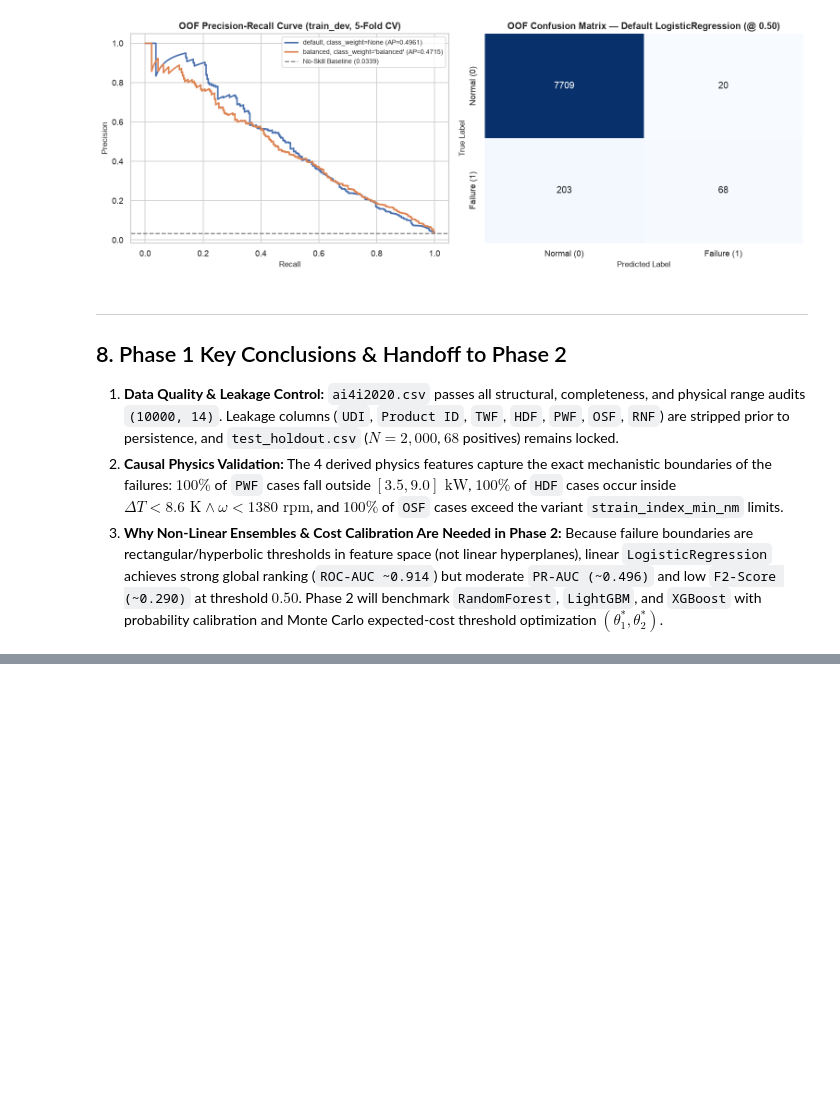
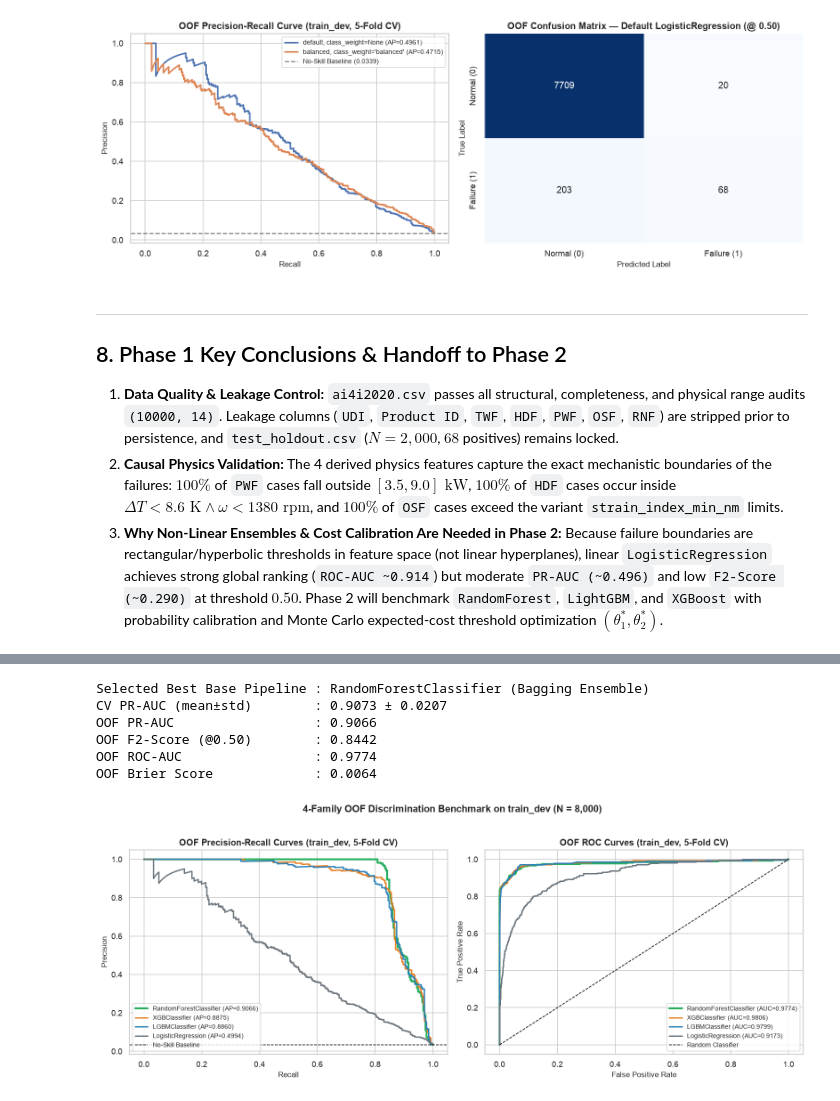
Before and after one commit to mpueblarivera/fleetreliability-ai, a Jupyter notebook: notebooks/notebook.ipynb, the cells around one changed output, grey strips where cells are left out. Drawn from its saved outputs; the diff is of its cells as text; code cells hidden in the pictures; blank space fills up the shorter version.

Commit message:
feat(modeling): benchmark 4 model families, calibrate OOF, and optimize 2D Monte Carlo policy

```diff
--- a/notebooks/notebook.ipynb
+++ b/notebooks/notebook.ipynb
@@ -920,0 +1416,73 @@ plt.show()
+# %%
+benchmark_df = (
+    pd.DataFrame(benchmark_rows)
+    .sort_values(by=["OOF PR-AUC", "CV PR-AUC Mean"], ascending=False)
+    .reset_index(drop=True)
+)
+
+display_cols = [
+    "Model",
+    "Family",
+    "CV PR-AUC (mean±std)",
+    "CV F2 (mean±std)",
+    "CV ROC-AUC (mean±std)",
+    "OOF PR-AUC",
+    "OOF F2-Score (@0.50)",
+    "OOF ROC-AUC",
+    "OOF Brier Score",
+]
+display(benchmark_df[display_cols].round(4))
+
+best_row = benchmark_df.iloc[0]
+best_model_name = str(best_row["Model"])
+best_pipeline = tuned_pipelines[best_model_name]
+oof_prob_uncalibrated = oof_probs_by_model[best_model_name]
+
+cv_pr_auc_mean = float(best_row["CV PR-AUC Mean"])
+cv_pr_auc_std = float(best_row["CV PR-AUC Std"])
+cv_f2_score_mean = float(best_row["CV F2 Mean"])
+cv_roc_auc_mean = float(best_row["CV ROC-AUC Mean"])
+
+print(f"Selected Best Base Pipeline : {best_model_name} ({best_row['Family']})")
+print(f"CV PR-AUC (mean±std)        : {cv_pr_auc_mean:.4f} ± {cv_pr_auc_std:.4f}")
+print(f"OOF PR-AUC                  : {best_row['OOF PR-AUC']:.4f}")
+print(f"OOF F2-Score (@0.50)        : {best_row['OOF F2-Score (@0.50)']:.4f}")
+print(f"OOF ROC-AUC                 : {best_row['OOF ROC-AUC']:.4f}")
+print(f"OOF Brier Score             : {best_row['OOF Brier Score']:.4f}")
+
+# Comparative OOF Precision-Recall and ROC Curves
+fig, axes = plt.subplots(1, 2, figsize=(13.5, 5.2))
+palette_map = {
+    "LogisticRegression": "#6c757d",
+    "RandomForestClassifier": "#27ae60",
+    "LGBMClassifier": "#2980b9",
+    "XGBClassifier": "#e67e22",
+}
+
+for m_name in benchmark_df["Model"]:
+    probs = oof_probs_by_model[m_name]
+    prec, rec, _ = precision_recall_curve(y_dev_p2, probs)
+    ap = average_precision_score(y_dev_p2, probs)
+    lw = 2.6 if m_name == best_model_name else 1.8
+    axes[0].plot(rec, prec, color=palette_map[m_name], linewidth=lw, label=f"{m_name} (AP={ap:.4f})")
+
+    fpr, tpr, _ = roc_curve(y_dev_p2, probs)
+    roc = roc_auc_score(y_dev_p2, probs)
+    axes[1].plot(fpr, tpr, color=palette_map[m_name], linewidth=lw, label=f"{m_name} (AUC={roc:.4f})")
+
+axes[0].axhline(float(y_dev_p2.mean()), color="black", linestyle="--", linewidth=1.0, label="No-Skill Baseline")
+axes[0].set_title("OOF Precision-Recall Curves (train_dev, 5-Fold CV)", fontweight="bold")
+axes[0].set_xlabel("Recall")
+axes[0].set_ylabel("Precision")
+axes[0].legend(loc="lower left", fontsize=8.5)
+
+axes[1].plot([0, 1], [0, 1], color="black", linestyle="--", linewidth=1.0, label="Random Classifier")
+axes[1].set_title("OOF ROC Curves (train_dev, 5-Fold CV)", fontweight="bold")
+axes[1].set_xlabel("False Positive Rate")
+axes[1].set_ylabel("True Positive Rate")
+axes[1].legend(loc="lower right", fontsize=8.5)
+
+plt.suptitle("4-Family OOF Discrimination Benchmark on train_dev (N = 8,000)", fontsize=13, fontweight="bold", y=1.02)
+plt.tight_layout()
+plt.show()
+# %% [output]
@@ -920,0 +1494,7 @@ plt.show()
+Selected Best Base Pipeline : RandomForestClassifier (Bagging Ensemble)
+CV PR-AUC (mean±std)        : 0.9073 ± 0.0207
+OOF PR-AUC                  : 0.9066
+OOF F2-Score (@0.50)        : 0.8442
+OOF ROC-AUC                 : 0.9774
+OOF Brier Score             : 0.0064
+[figure, added]
```
Also changed, not shown: parts of 22 cells of this notebook, 3 other files.
